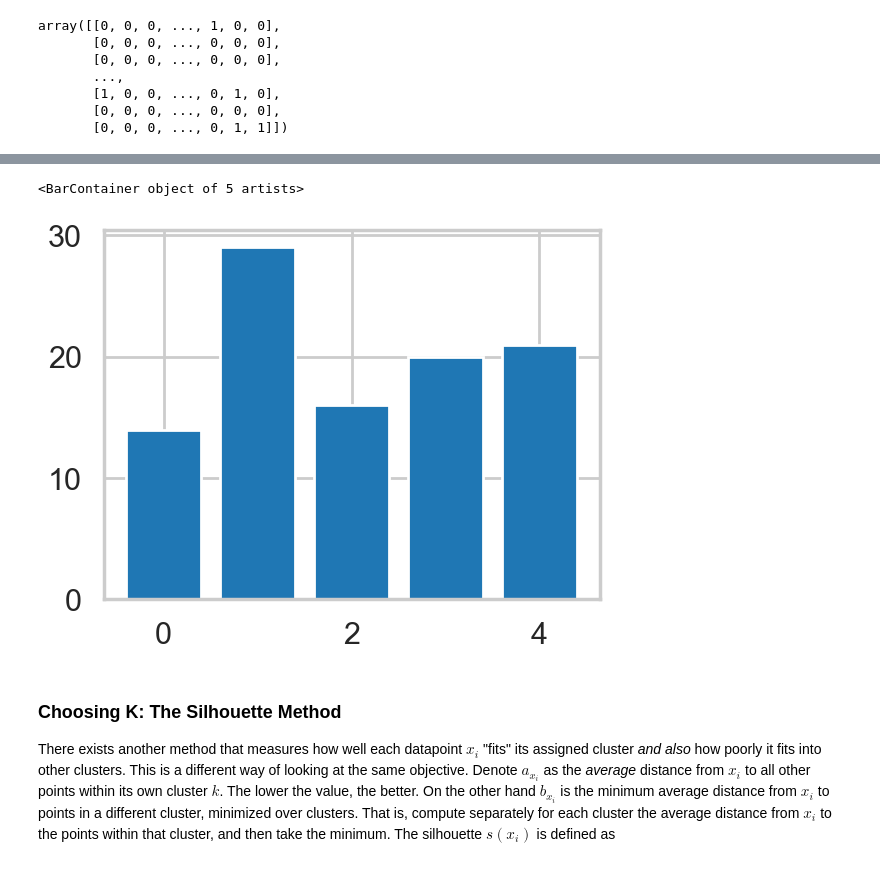
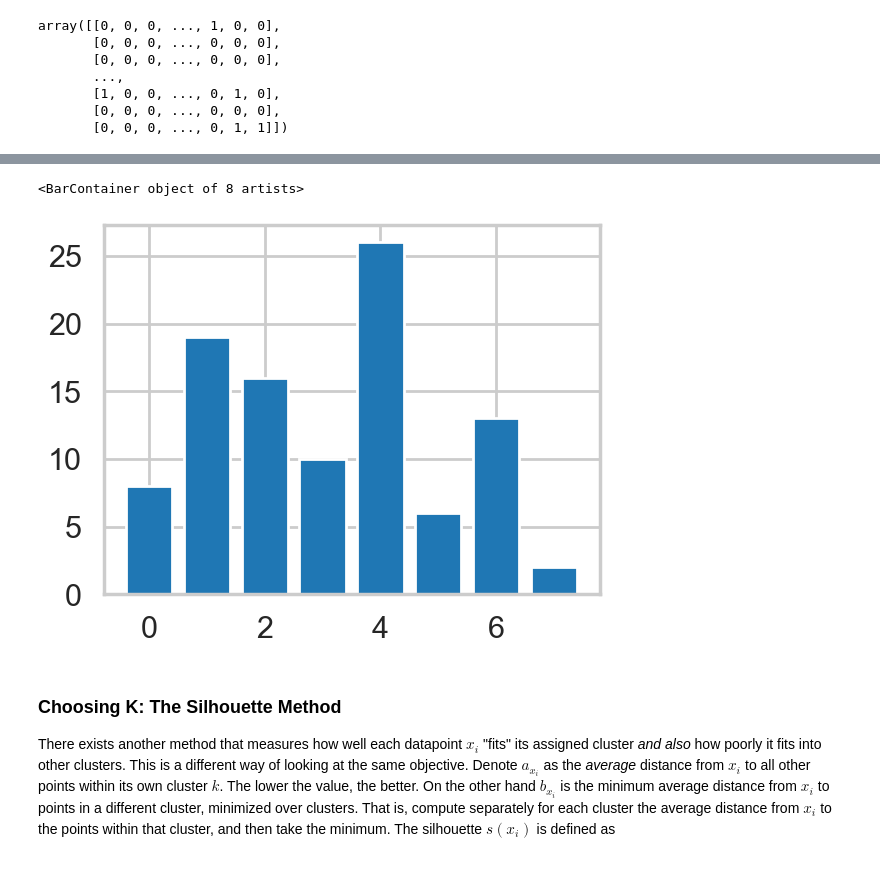
Before and after one commit to sardarchitect/ucsd-mini-projects, a Jupyter notebook: mec-16.2.6-clustering-mini-project/Mini_Project_Clustering.ipynb, the cells around one changed output, grey strips where cells are left out. Cells and saved outputs as stored; diff of their text form; code cells hidden in the pictures.

Commit message:
Progressed on clustering assignment. Also implemented k-means clustering from scratch

```diff
--- a/mec-16.2.6-clustering-mini-project/Mini_Project_Clustering.ipynb
+++ b/mec-16.2.6-clustering-mini-project/Mini_Project_Clustering.ipynb
@@ -144,12 +149,12 @@ plt.show()
 # %%
-kmeans = KMeans(n_clusters=5, n_init=10, random_state=42).fit(x_cols)
+kmeans = KMeans(n_clusters=8, n_init=10, random_state=42).fit(x_cols)
 y_kmeans = pd.DataFrame(kmeans.labels_).rename(columns={0 : 'cluster_group'})
 y_kmeans_count = y_kmeans.groupby(['cluster_group'])['cluster_group'].count()
 
 plt.bar(y_kmeans_count.keys(), y_kmeans_count.values)
 # %% [output]
-<BarContainer object of 5 artists>
+<BarContainer object of 8 artists>
-[figure, old version]
+[figure, new version]
 # %% [markdown]
 ### Choosing K: The Silhouette Method
 
```
Also changed, not shown: parts of 11 cells of this notebook, 1 other file.
